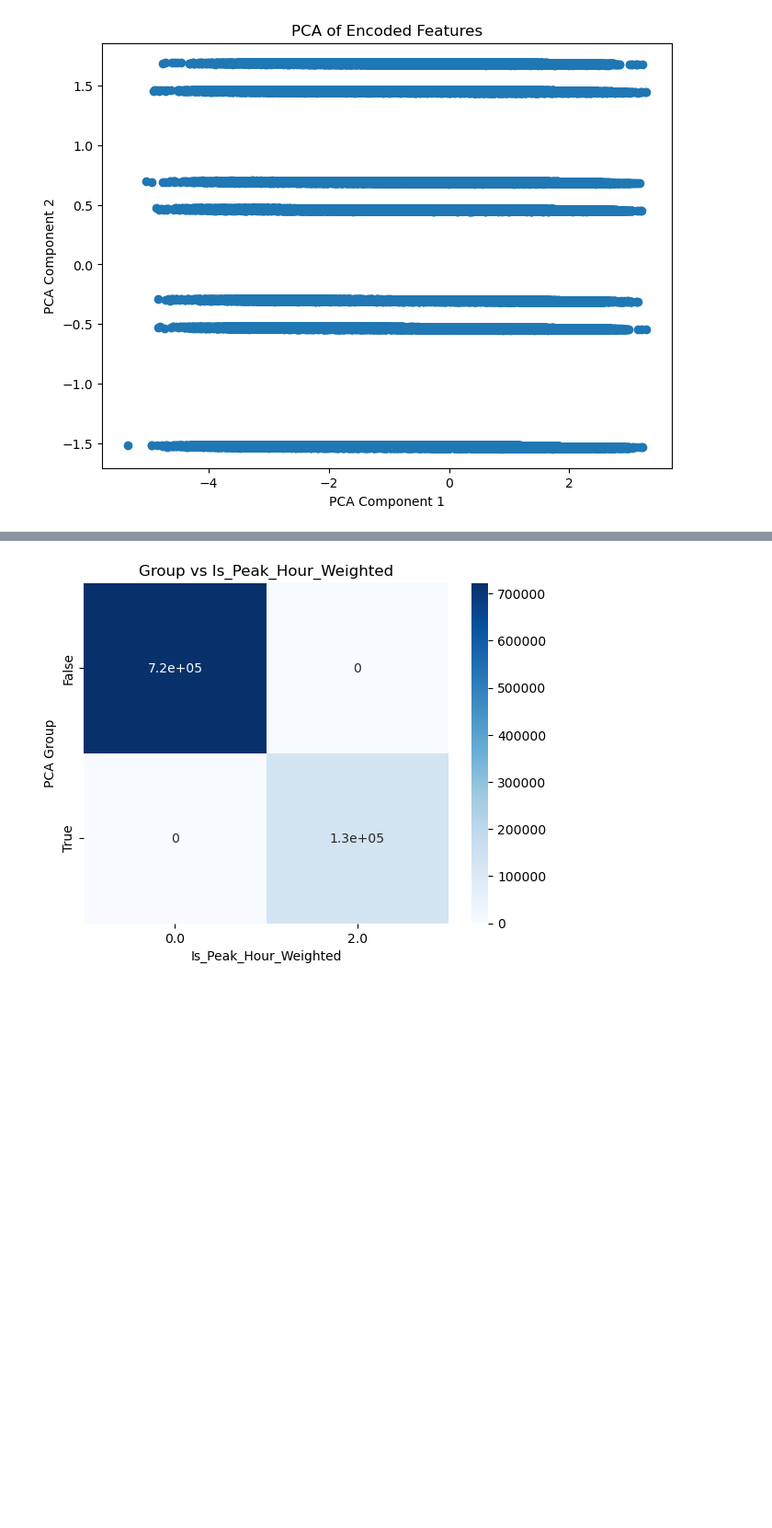
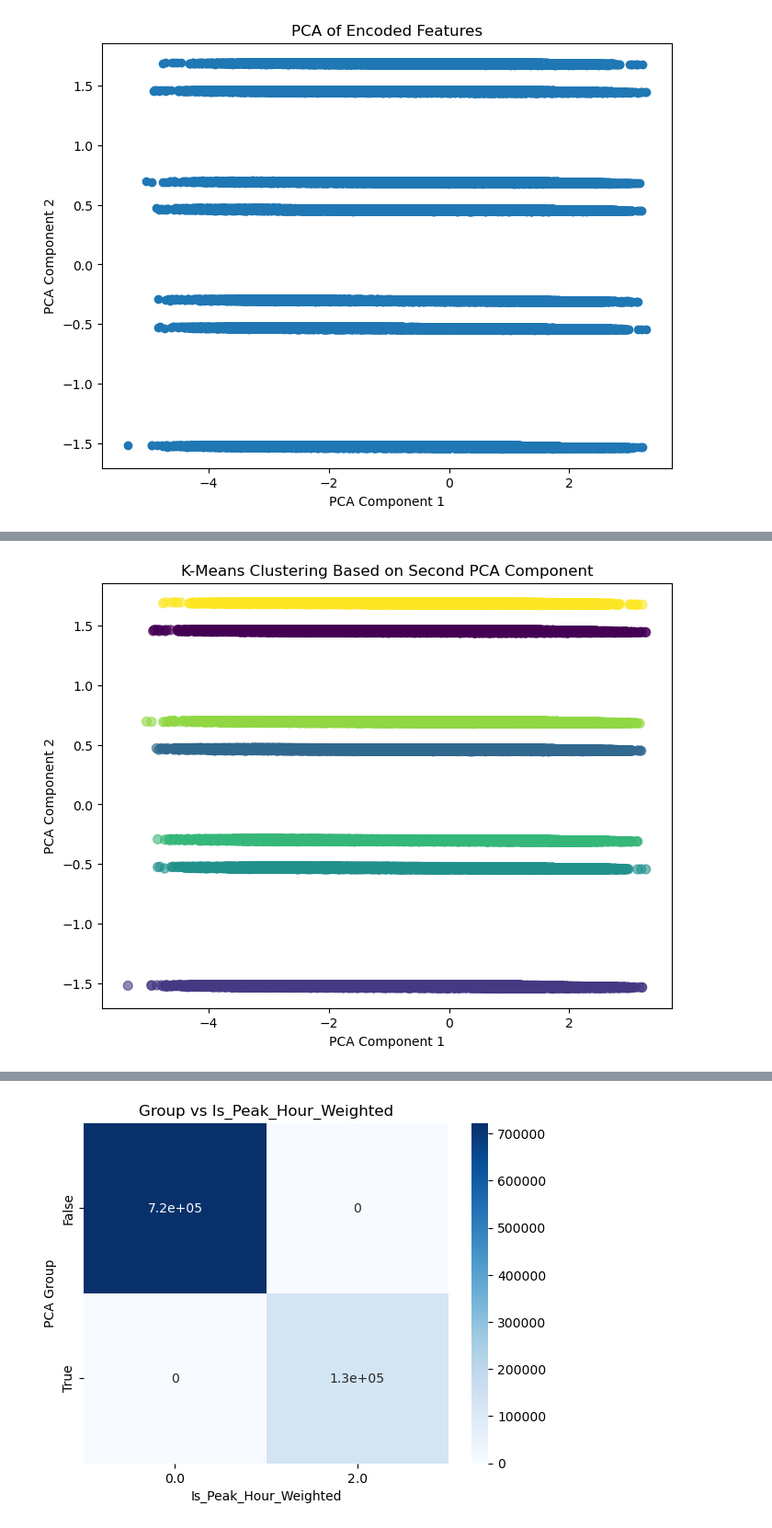
Before and after one commit to younggun339/ML, a Jupyter notebook: ML.ipynb, the cells around one changed output, grey strips where cells are left out. Shown at 92% size. Saved outputs shown, nothing was run; the diff lists cells and outputs as text; code cells hidden in the pictures; blank space fills up the shorter version.

```diff
--- a/ML.ipynb
+++ b/ML.ipynb
@@ -266,0 +296,17 @@ plt.show()
+# %%
+# 두 번째 주성분을 따로 저장
+second_component = X_pca[:, 1].reshape(-1, 1)
+
+# 두 번째 주성분을 기준으로 K-Means 클러스터링 (7개의 클러스터)
+kmeans_second_component = KMeans(n_clusters=7, random_state=42)
+clusters_second_component = kmeans_second_component.fit_predict(second_component)
+
+# 시각화
+plt.figure(figsize=(8, 6))
+plt.scatter(X_pca[:, 0], X_pca[:, 1], c=clusters_second_component, cmap='viridis', s=50, alpha=0.6)
+plt.title('K-Means Clustering Based on Second PCA Component')
+plt.xlabel('PCA Component 1')
+plt.ylabel('PCA Component 2')
+plt.show()
+# %% [output]
+[figure, added]
```
Also changed, not shown: parts of 13 cells of this notebook, 2 other files.
